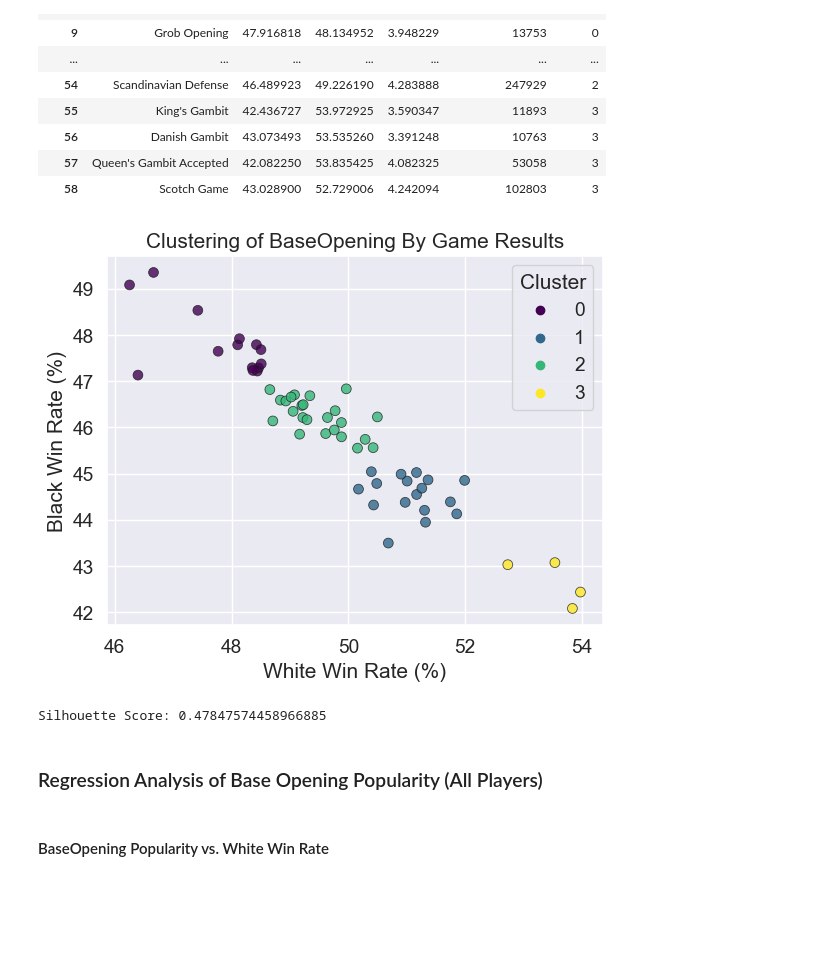
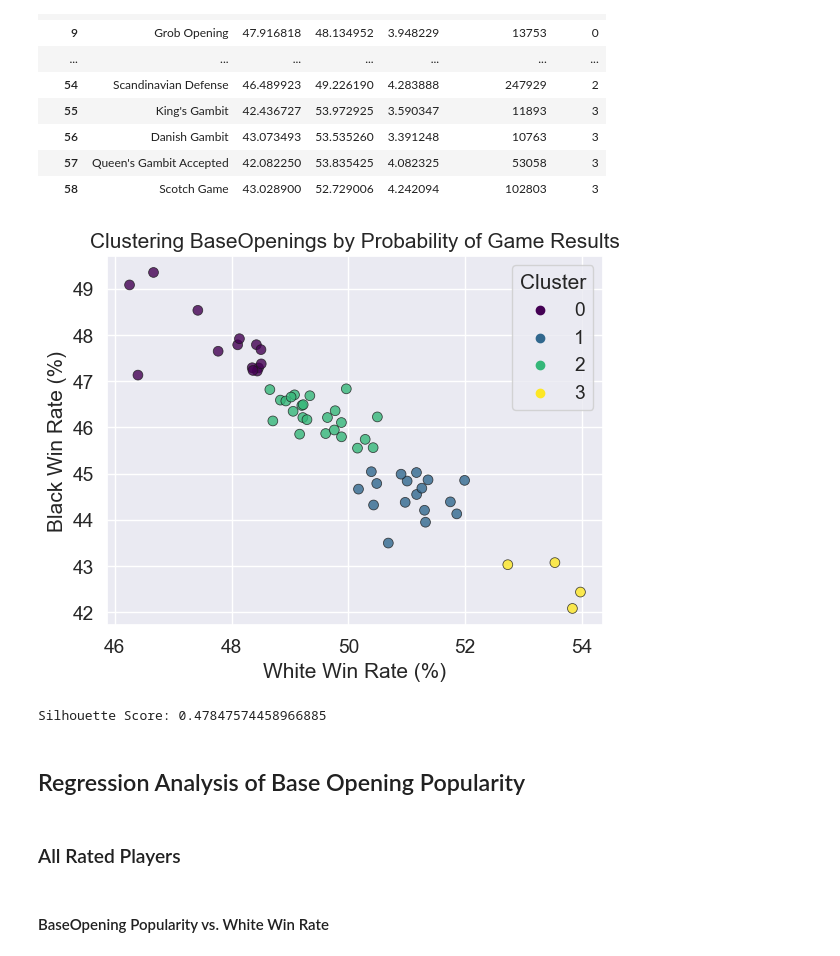
Before and after one commit to IsaacCheng9/machine-learning-in-chess, a Jupyter notebook: src/analyse_chess_data.ipynb, the cells around one changed output. Cells and saved outputs as stored; diff of their text form; code cells hidden in the pictures; blank space fills up the shorter version.

```diff
--- a/src/analyse_chess_data.ipynb
+++ b/src/analyse_chess_data.ipynb
@@ -1894,26 +1892,28 @@ display(result_percentages_pivot_sorted_cluster)
 # %%
 # Create a scatter plot with different colors for each cluster.
 sns.set(font_scale=1.25)
 scatter = sns.scatterplot(
     x="1-0",
     y="0-1",
     hue="Cluster",
     data=result_percentages_pivot_sorted_cluster,
     palette="viridis",
     s=50,
     edgecolor="k",
     alpha=0.8,
 )
 scatter.set(xlabel="White Win Rate (%)", ylabel="Black Win Rate (%)")
-scatter.set_title("Clustering of BaseOpening By Game Results")
+scatter.set_title("Clustering BaseOpenings by Probability of Game Results")
 plt.show()
 
 print(f"Silhouette Score: {silhouette_score(clustering_data_pd, kmeans.labels_)}")
 # %% [output]
-[figure, old version]
+[figure, new version]
 Silhouette Score: 0.47847574458966885
 # %% [markdown]
-### Regression Analysis of Base Opening Popularity (All Players)
+## Regression Analysis of Base Opening Popularity
+# %% [markdown]
+### All Rated Players
 # %% [markdown]
 #### BaseOpening Popularity vs. White Win Rate
 # %%
```
Also changed, not shown: parts of 9 cells of this notebook.
